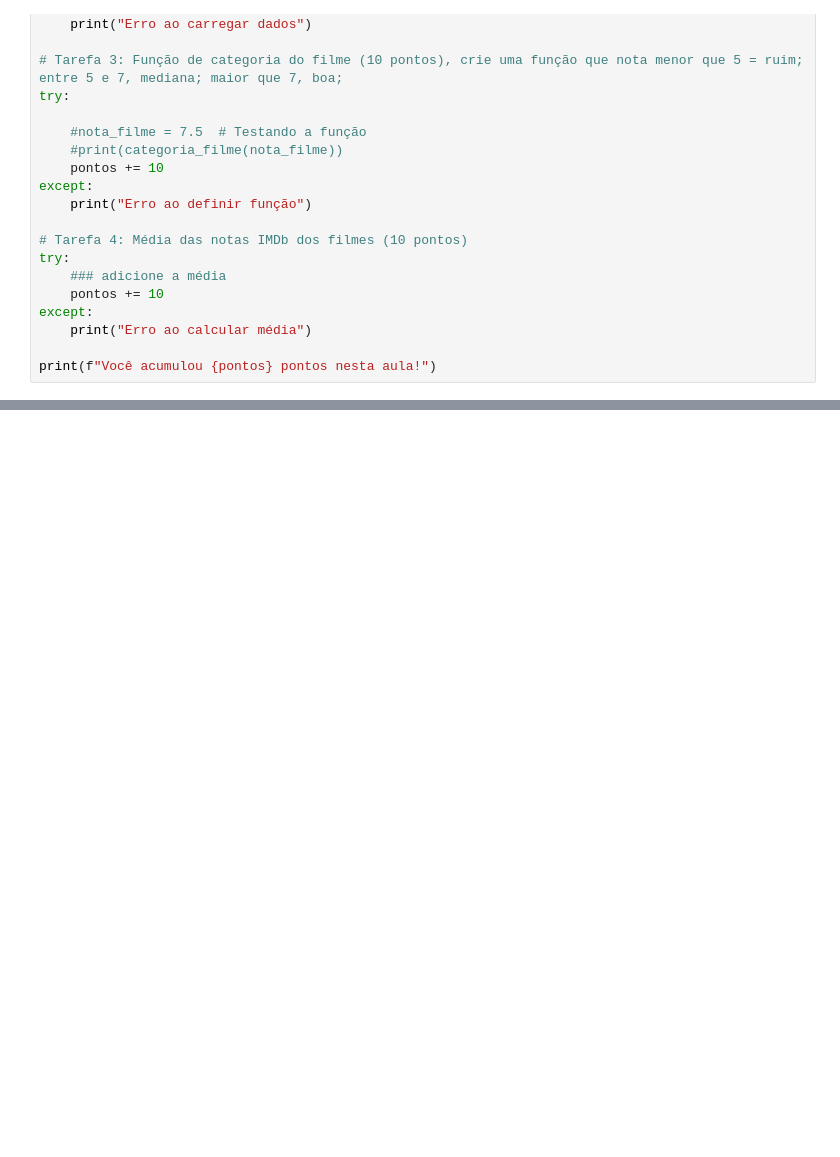
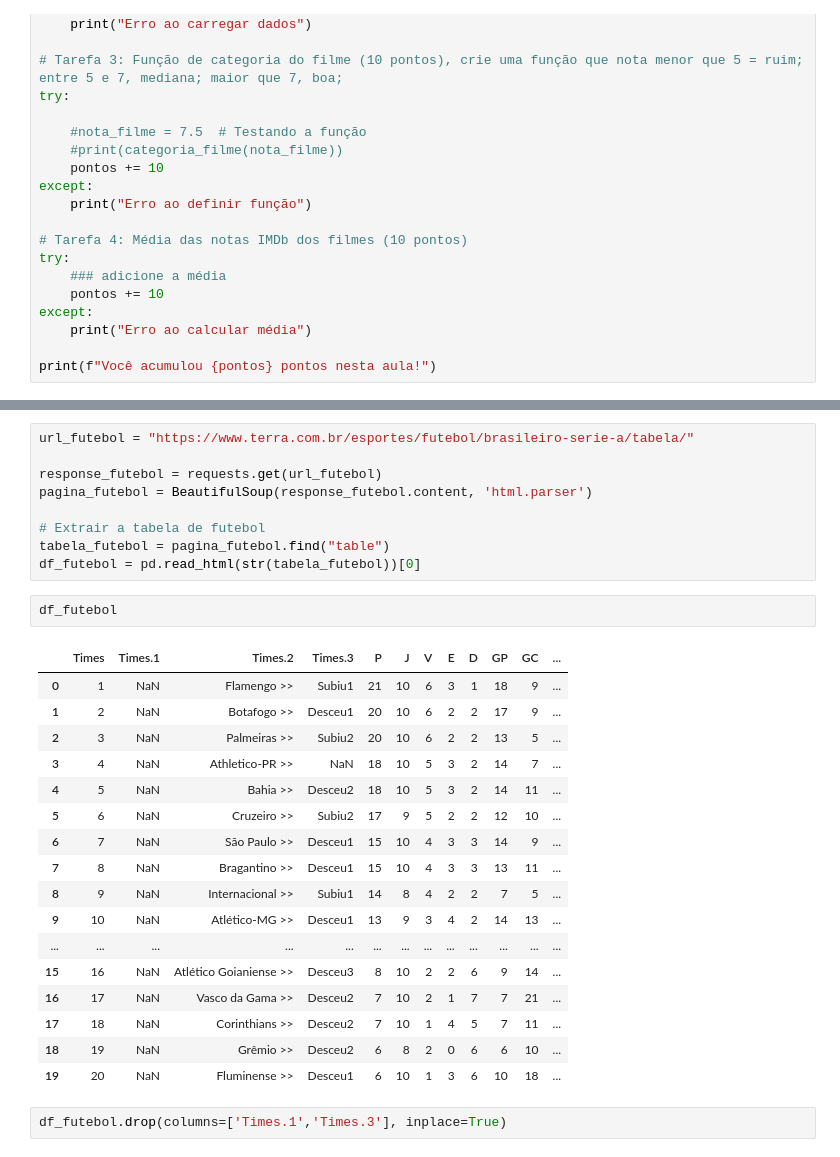
Before and after one commit to BrunoMeloSlv/AulaPython, a Jupyter notebook: aula1.ipynb, the cells around one changed output, grey strips where cells are left out. Saved outputs shown, nothing was run; the diff lists cells and outputs as text; blank space fills up the shorter version.

```diff
--- a/aula1.ipynb
+++ b/aula1.ipynb
@@ -457,0 +564,31 @@ print(f"Você acumulou {pontos} pontos nesta aula!")
+# %%
+url_futebol = "https://www.terra.com.br/esportes/futebol/brasileiro-serie-a/tabela/"
+
+response_futebol = requests.get(url_futebol)
+pagina_futebol = BeautifulSoup(response_futebol.content, 'html.parser')
+
+# Extrair a tabela de futebol
+tabela_futebol = pagina_futebol.find("table")
+df_futebol = pd.read_html(str(tabela_futebol))[0]
+# %%
+df_futebol
+# %% [output]
+|  | Times | Times.1 | Times.2 | Times.3 | P | J | V | E | D | GP | GC | ... |
+| 0 | 1 | NaN | Flamengo >> | Subiu1 | 21 | 10 | 6 | 3 | 1 | 18 | 9 | ... |
+| 1 | 2 | NaN | Botafogo >> | Desceu1 | 20 | 10 | 6 | 2 | 2 | 17 | 9 | ... |
+| 2 | 3 | NaN | Palmeiras >> | Subiu2 | 20 | 10 | 6 | 2 | 2 | 13 | 5 | ... |
+| 3 | 4 | NaN | Athletico-PR >> | NaN | 18 | 10 | 5 | 3 | 2 | 14 | 7 | ... |
+| 4 | 5 | NaN | Bahia >> | Desceu2 | 18 | 10 | 5 | 3 | 2 | 14 | 11 | ... |
+| 5 | 6 | NaN | Cruzeiro >> | Subiu2 | 17 | 9 | 5 | 2 | 2 | 12 | 10 | ... |
+| 6 | 7 | NaN | São Paulo >> | Desceu1 | 15 | 10 | 4 | 3 | 3 | 14 | 9 | ... |
+| 7 | 8 | NaN | Bragantino >> | Desceu1 | 15 | 10 | 4 | 3 | 3 | 13 | 11 | ... |
+| 8 | 9 | NaN | Internacional >> | Subiu1 | 14 | 8 | 4 | 2 | 2 | 7 | 5 | ... |
+| 9 | 10 | NaN | Atlético-MG >> | Desceu1 | 13 | 9 | 3 | 4 | 2 | 14 | 13 | ... |
+| ... | ... | ... | ... | ... | ... | ... | ... | ... | ... | ... | ... | ... |
+| 15 | 16 | NaN | Atlético Goianiense >> | Desceu3 | 8 | 10 | 2 | 2 | 6 | 9 | 14 | ... |
+| 16 | 17 | NaN | Vasco da Gama >> | Desceu2 | 7 | 10 | 2 | 1 | 7 | 7 | 21 | ... |
+| 17 | 18 | NaN | Corinthians >> | Desceu2 | 7 | 10 | 1 | 4 | 5 | 7 | 11 | ... |
+| 18 | 19 | NaN | Grêmio >> | Desceu2 | 6 | 8 | 2 | 0 | 6 | 6 | 10 | ... |
+| 19 | 20 | NaN | Fluminense >> | Desceu1 | 6 | 10 | 1 | 3 | 6 | 10 | 18 | ... |
+# %%
+df_futebol.drop(columns=['Times.1','Times.3'], inplace=True)
```
Also changed, not shown: parts of 28 cells of this notebook, 2 other files.
